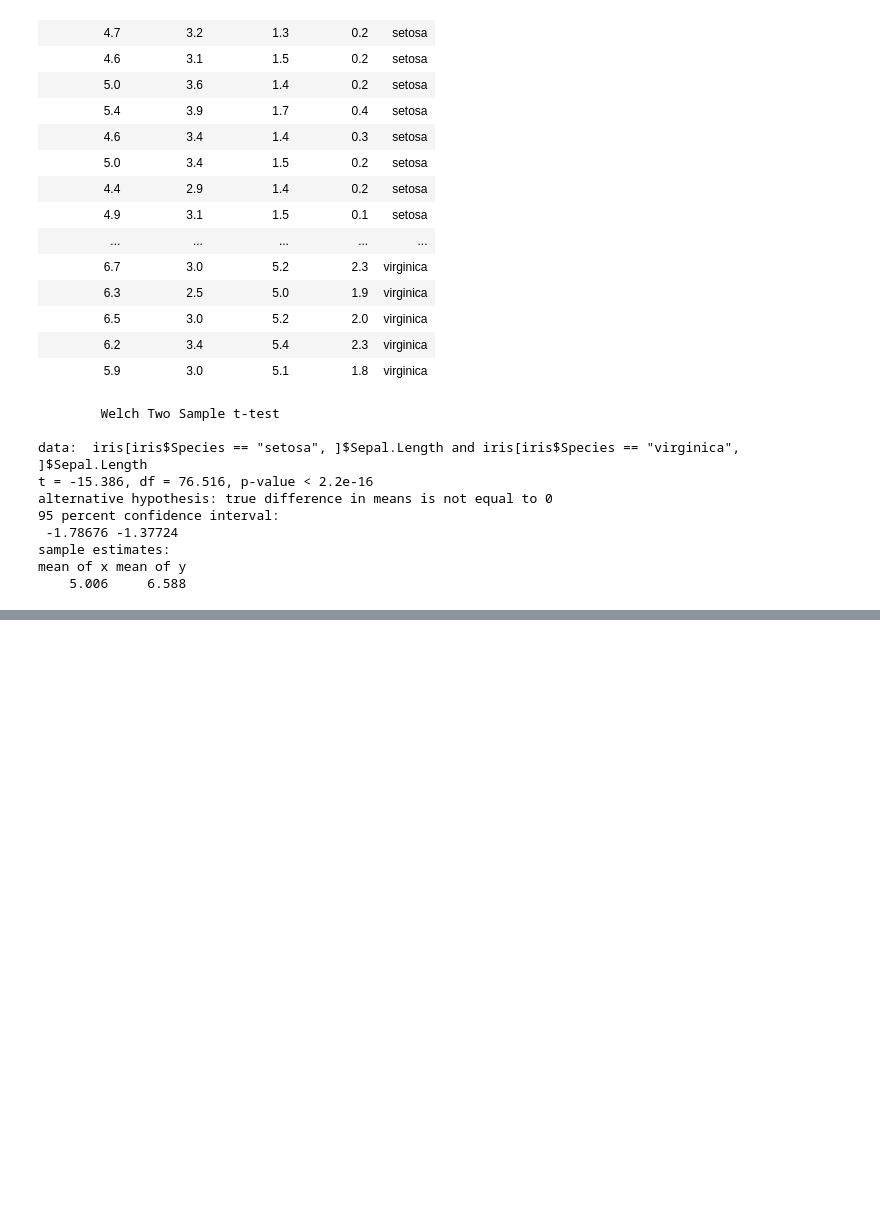
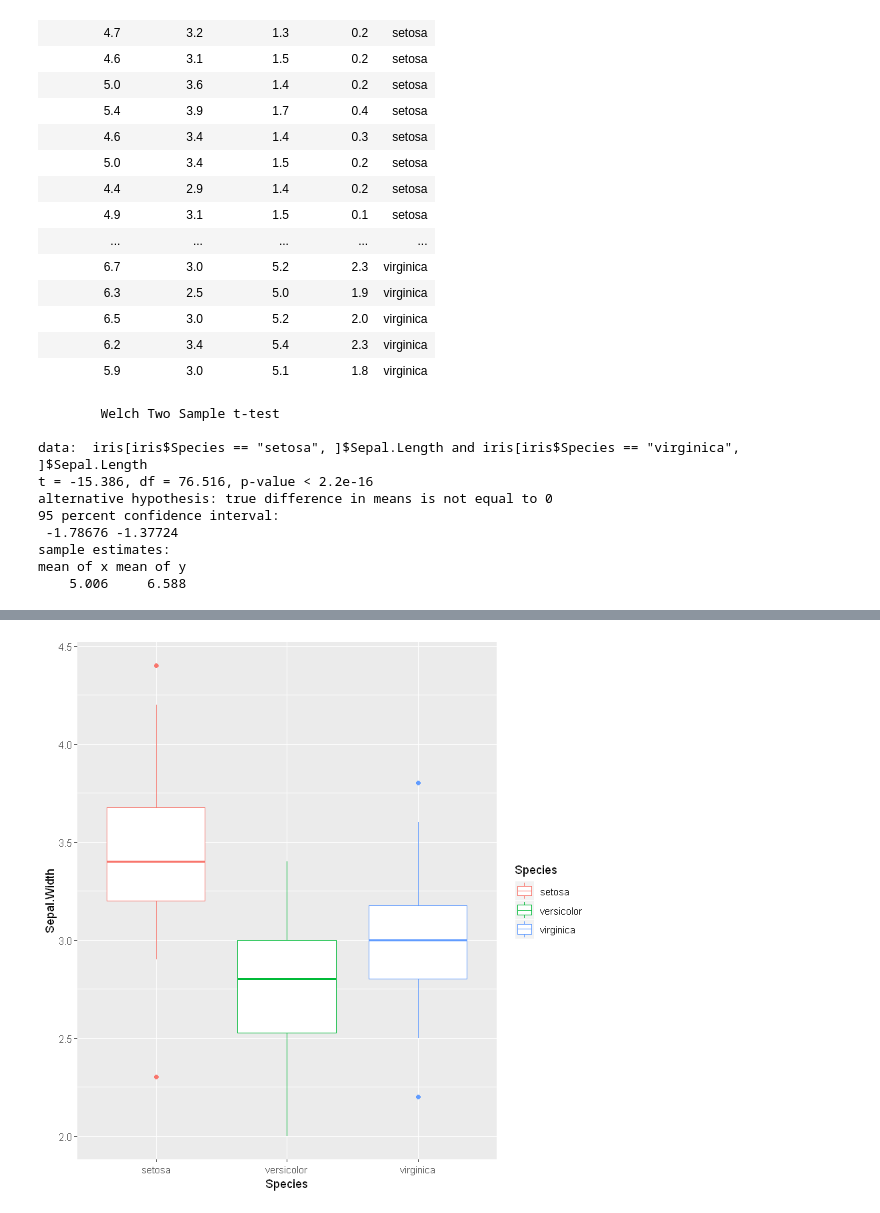
Before and after one commit to DC-3T/Gorter_R_tutorial, a Jupyter notebook: R-Presentation.ipynb, the cells around one changed output, grey strips where cells are left out. Drawn from its saved outputs; the diff is of its cells as text; code cells hidden in the pictures; blank space fills up the shorter version.

```diff
--- a/R-Presentation.ipynb
+++ b/R-Presentation.ipynb
@@ -48,0 +61,4 @@ ggplot(data=iris, aes(x=Sepal.Length, y=Sepal.Width, color=Species)) + geom_boxp
+# %%
+plot_data + geom_boxplot()
+# %% [output]
+[figure, added]
```
Also changed, not shown: parts of 6 cells of this notebook.
